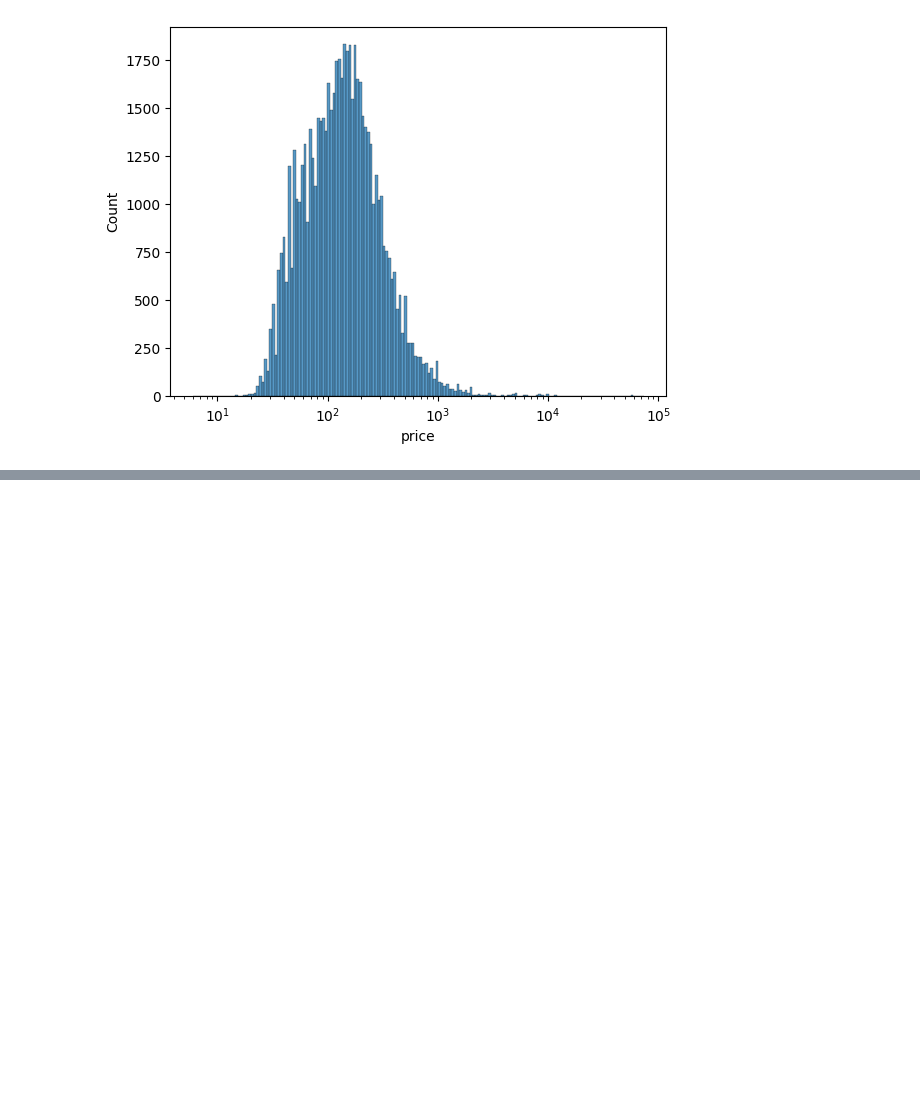
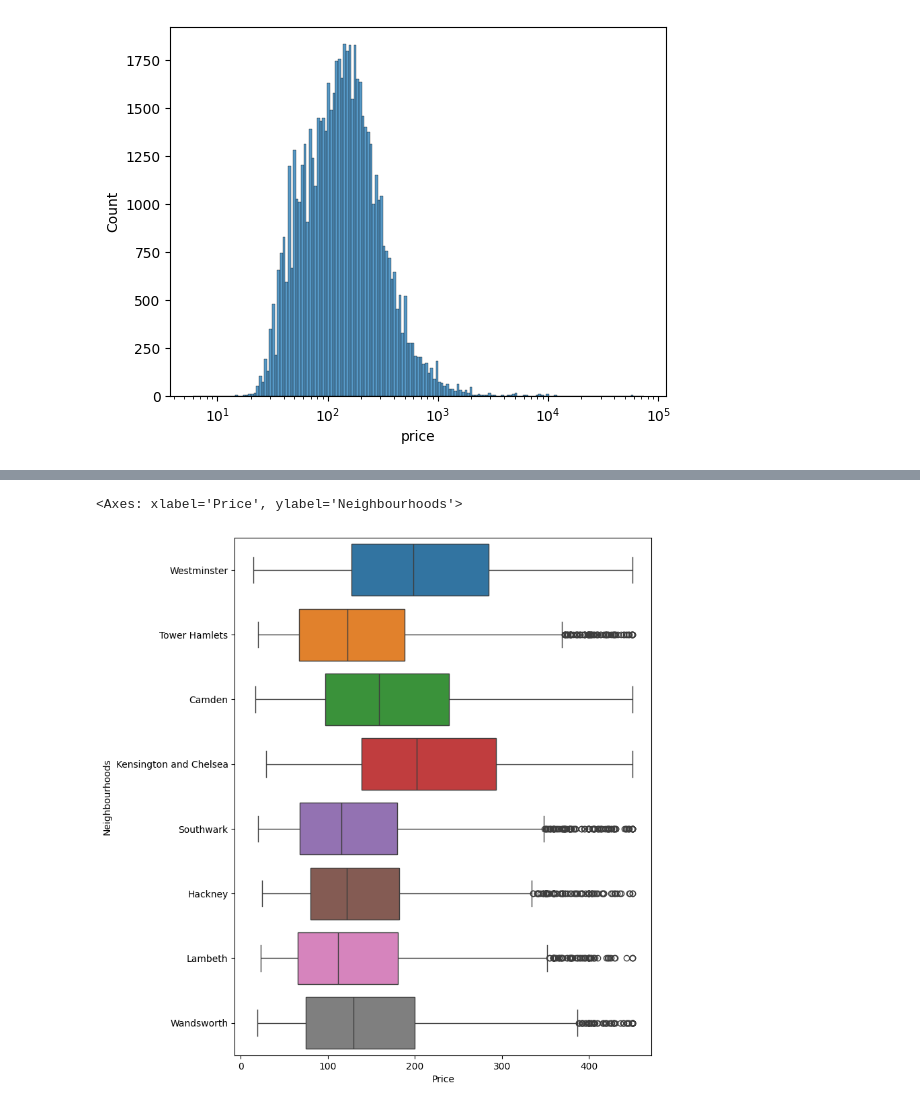
Before and after one commit to KaChaiLeung/airbnb-pricing-analysis, a Jupyter notebook: 03_eda_and_visualisations.ipynb, the cells around one changed output, grey strips where cells are left out. Saved outputs shown, nothing was run; the diff lists cells and outputs as text; code cells hidden in the pictures; blank space fills up the shorter version.

```diff
--- a/03_eda_and_visualisations.ipynb
+++ b/03_eda_and_visualisations.ipynb
@@ -33,0 +99,18 @@ sns.histplot(data["price"], log_scale=True)
+# %%
+top_8_neighbourhoods = filtered_data["neighbourhood"].value_counts().sort_values(ascending=False).head(8).index.tolist()
+top_8_neighbourhoods_df = filtered_data[filtered_data["neighbourhood"].isin(top_8_neighbourhoods)]
+# %%
+neighbourhoods_group = top_8_neighbourhoods_df.groupby("neighbourhood")
+
+neighbourhoods = {}
+
+for neighbourhood in top_8_neighbourhoods:
+    neighbourhoods[neighbourhood] = neighbourhoods_group.get_group(neighbourhood)["price"]
+
+plt.figure(figsize=(8, 10))
+plt.xlabel("Price")
+plt.ylabel("Neighbourhoods")
+sns.boxplot(pd.DataFrame(neighbourhoods), orient="h")
+# %% [output]
+<Axes: xlabel='Price', ylabel='Neighbourhoods'>
+[figure, added]
```
Also changed, not shown: parts of 10 cells of this notebook.
